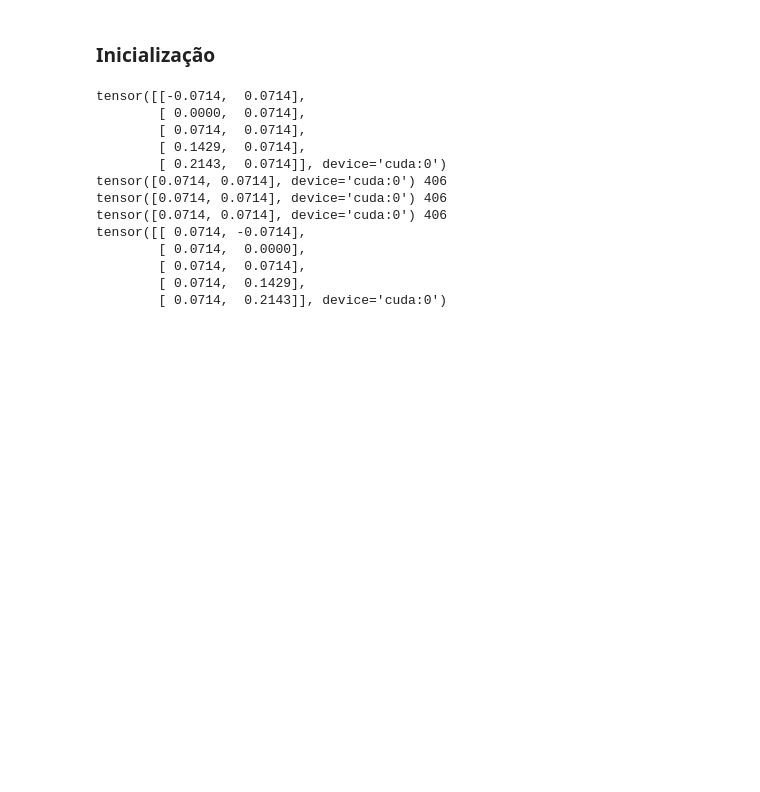
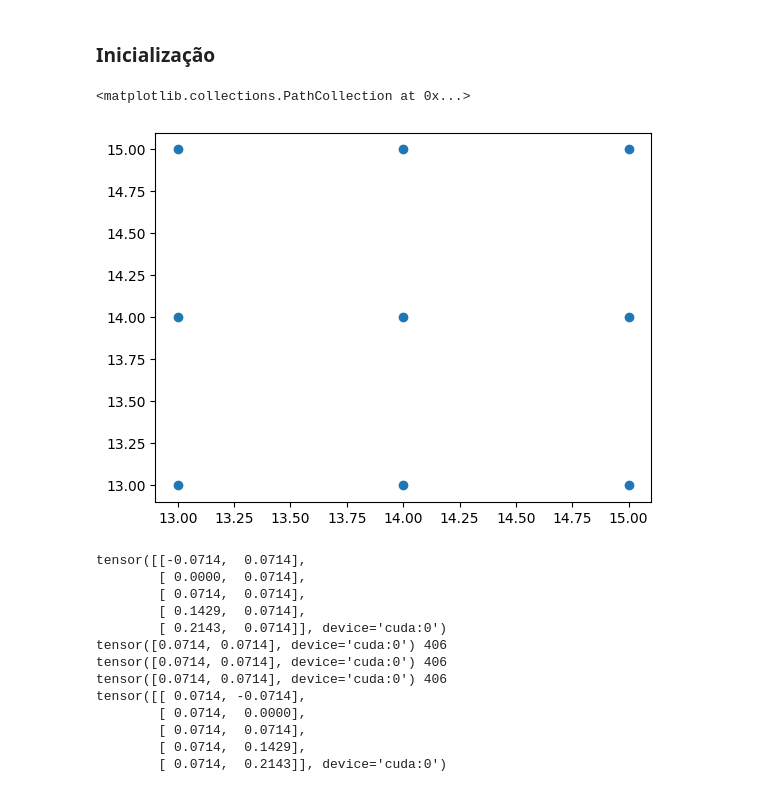
Before and after one commit to Ronnypetson/titanic, a Jupyter notebook: MNIST_Maromba.ipynb, the cells around one changed output. Saved outputs shown, nothing was run; the diff lists cells and outputs as text; code cells hidden in the pictures; blank space fills up the shorter version.

```diff
--- a/MNIST_Maromba.ipynb
+++ b/MNIST_Maromba.ipynb
@@ -1075,4 +1075,49 @@ def prepare_input(x, y, device="cpu"):
   x = MTensor(x, x_idx)
   y = MTensor(yoh, y_idx)
   return x, y
+# %%
+def unsort(idxs):
+  ridxs = [0 for _ in idxs]
+  for i, idx in enumerate(idxs):
+    ridxs[idx] = i
+  ridxs = torch.tensor(ridxs).long().to(idxs.device)
+  return ridxs
+
+tmp_idx = template_x_idx[0].reshape(-1, 3)[:, :2]
+idxs, _idxs = [], []
+for dim in range(tmp_idx.shape[-1]):
+  ordering = torch.argsort(tmp_idx[:, dim], stable=True)
+  idxs.append(ordering)
+  _idxs.append(unsort(ordering))
+
+def resort(k, src, tgt):
+  assert src == 0 or tgt == 0
+  global idxs
+  global _idxs
+  if tgt == 0:
+    return idxs[src][k]
+  return _idxs[tgt][k]
+
+def hoods(dims, k0, w):
+  assert len(dims) == len(w)
+  if len(dims) == 0:
+    return [k0.item()]
+  _hoods = []
+  for _w in range(-(w[-1] // 2), w[-1] // 2 + 1):
+    _hoods += hoods(
+        dims[:-1],
+        resort(
+            resort(k0, 0, dims[-1]) + _w,
+            dims[-1], 0,
+        ),
+        w[:-1],
+    )
+  return _hoods
+
+sampled = hoods([0, 1], 14 * 28 + 14, [3, 3])
+sampled = np.array([[idx // 28, idx % 28] for idx in sampled])
+plt.scatter(sampled[:, 0], sampled[:, 1])
+# %% [output]
+<matplotlib.collections.PathCollection at 0x...>
+[figure, added]
 # %%
```
Also changed, not shown: parts of 1 cell of this notebook.
